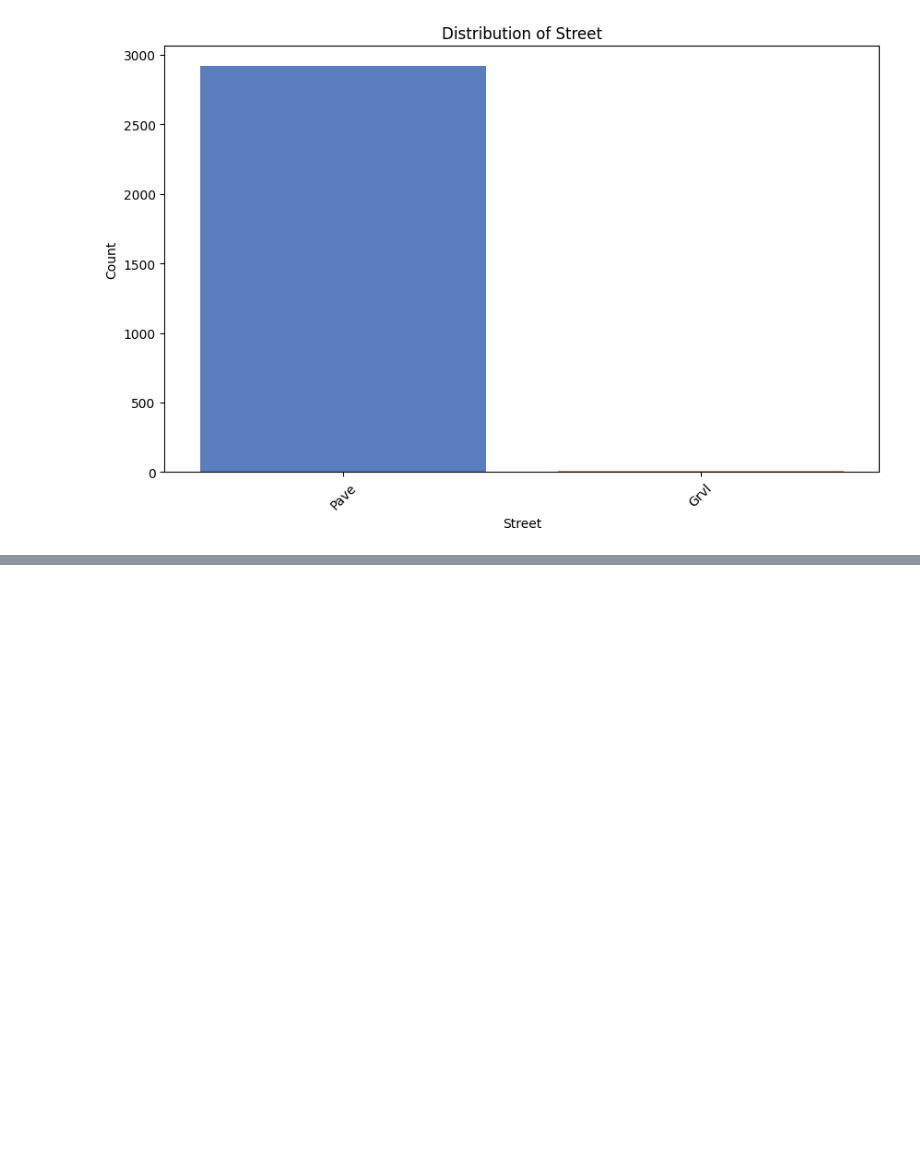
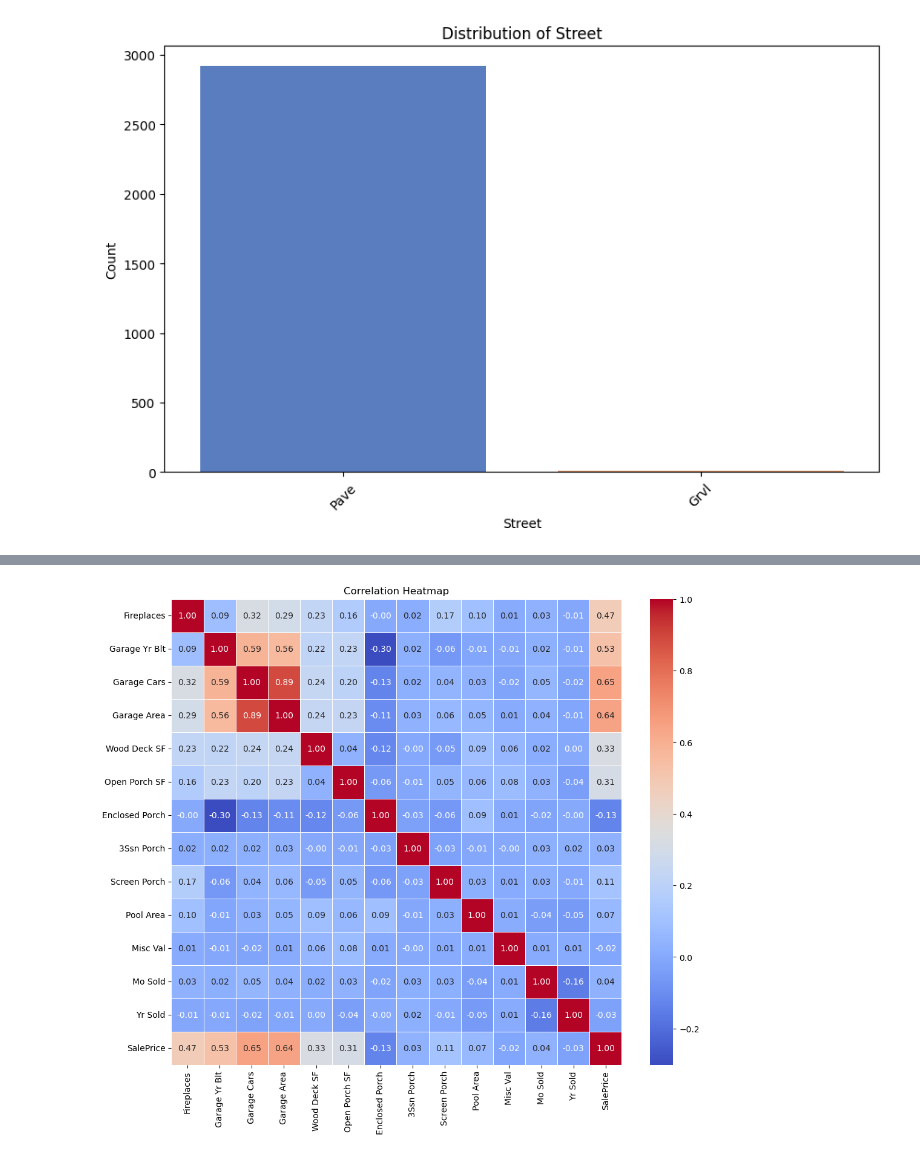
Before and after one commit to SMhlanga21/ML-projects, a Jupyter notebook: house price prediction/EDA.ipynb, the cells around one changed output, grey strips where cells are left out. Drawn from its saved outputs; the diff is of its cells as text; code cells hidden in the pictures; blank space fills up the shorter version.

```diff
--- a/house price prediction/EDA.ipynb
+++ b/house price prediction/EDA.ipynb
@@ -52,7 +42,7 @@ from eda_src.bivariate_analysis import BivariateAnalyzer, NumericalVsNumericalAn
 pd.set_option('display.max_columns', None)
 pd.set_option('display.max_rows', 100)
 # %%
-df = pd.read_csv('/Users/sylvestermhlanga/house prediction system/extracted_data/AmesHousing.csv')
+df = pd.read_csv('/Users/sylvestermhlanga/Documents/GitHub/ML-projects/house price prediction/extracted _data/AmesHousing.csv')
 # %% [markdown]
 Missing Values Analysis
 # %%
@@ -142,0 +156,11 @@ Passing `palette` without assigning `hue` is deprecated and will be removed in v
+# %%
+selected_cols = df[['Fireplaces', 'Fireplace Qu', 'Garage Type', 'Garage Yr Blt',
+       'Garage Finish', 'Garage Cars', 'Garage Area', 'Garage Qual',
+       'Garage Cond', 'Paved Drive', 'Wood Deck SF', 'Open Porch SF',
+       'Enclosed Porch', '3Ssn Porch', 'Screen Porch', 'Pool Area', 'Pool QC',
+       'Fence', 'Misc Feature', 'Misc Val', 'Mo Sold', 'Yr Sold', 'Sale Type',
+       'Sale Condition', 'SalePrice']]
+multivariate = SimpleMultivariateAnalysis()
+multivariate.generate_correlation_heatmap(selected_cols)
+# %% [output]
+[figure, added]
```
Also changed, not shown: parts of 4 cells of this notebook, 1 other file.
